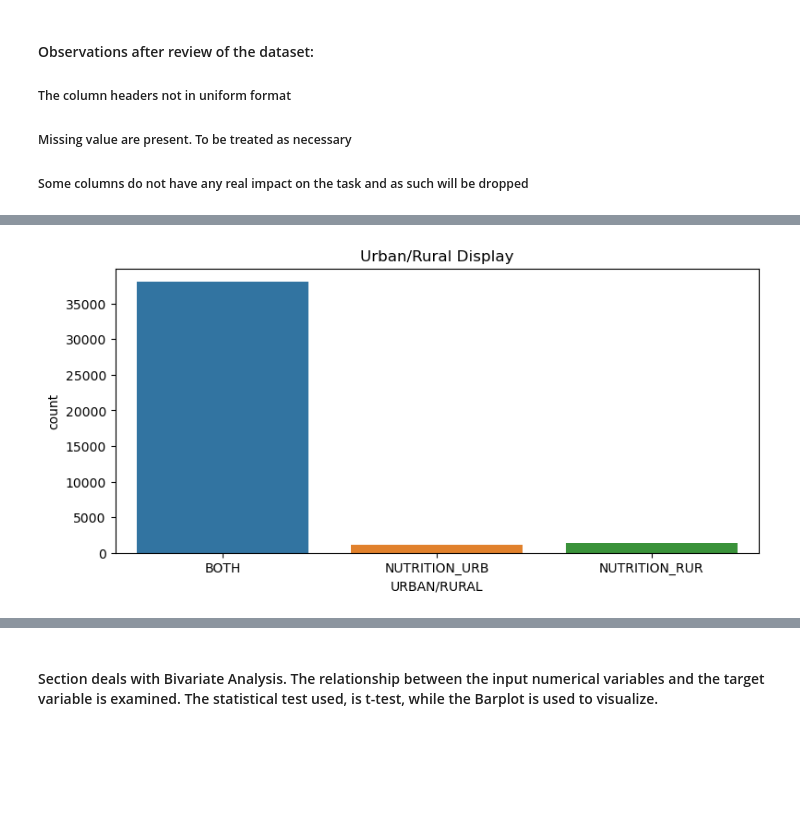
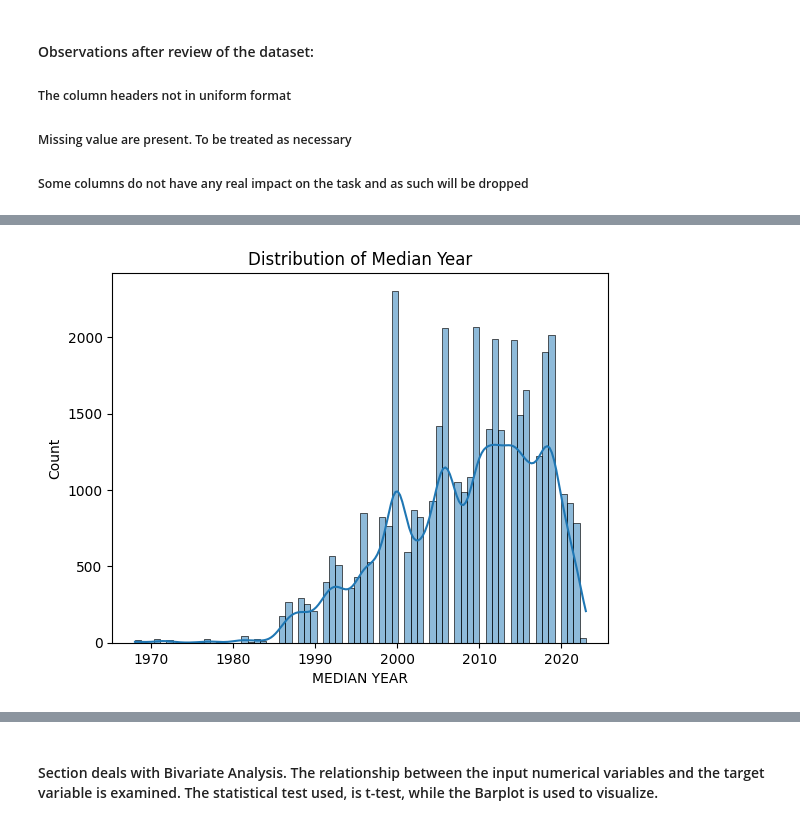
Before and after one commit to Omotayewo/malnutrition_prediction, a Jupyter notebook: malnutrition_prediction.ipynb, the cells around one changed output, grey strips where cells are left out. Saved outputs shown, nothing was run; the diff lists cells and outputs as text; code cells hidden in the pictures; blank space fills up the shorter version.

```diff
--- a/malnutrition_prediction.ipynb
+++ b/malnutrition_prediction.ipynb
@@ -339,3 +206,0 @@ df['UNDERWEIGHT'].median()
-# %%
-# 13.316790000000001 used to fill up the gaps
-df['UNDERWEIGHT'].fillna('13.316790000000001', inplace = True)
@@ -347,3 +255,5 @@ df['UNDERWEIGHT'].isnull().sum()
+# %%
+df = wrangle(df)
 # %%
 # Having resolved the missing values, lets ensure there are no missing values in the dataset:
 df.isnull().sum()
@@ -369,6 +277 @@ JME (Y/N)             0
 dtype: int64
-# %%
-# Country Short name is renamed as Country
-df.rename(columns = {'COUNTRY SHORT NAME':'COUNTRY'}, inplace = True)
-# Confirm operation:
-list(df.columns)
@@ -396,8 +279,0 @@ list(df.columns)
-# %%
-# The float items that turned into objects to be resolved:
-df['SAMPLE SIZE'] = df['SAMPLE SIZE'].astype(float)
-df['SEVERE WASTING'] = df['SEVERE WASTING'].astype(float)
-df['WASTING']= df['WASTING'].astype(float)
-df['OVERWEIGHT'] = df['OVERWEIGHT'].astype(float)
-df['STUNTING'] = df['STUNTING'].astype(float)
-df['UNDERWEIGHT']= df['UNDERWEIGHT'].astype(float)
@@ -429,8 +280,6 @@ plt.show()
-# %%
-# For Urban/Rural
-plt.figure(figsize=(9, 4))
-sns.countplot(x ='URBAN/RURAL', data = df)
-plt.title('Urban/Rural Display')
-plt.show()
-# %% [output]
-[figure, removed]
+# %%
+sns.histplot(data=df, x='MEDIAN YEAR', kde=True)
+plt.title('Distribution of Median Year')
+plt.show()
+# %% [output]
+[figure, added]
```
Also changed, not shown: parts of 61 cells of this notebook, 1 other file.
